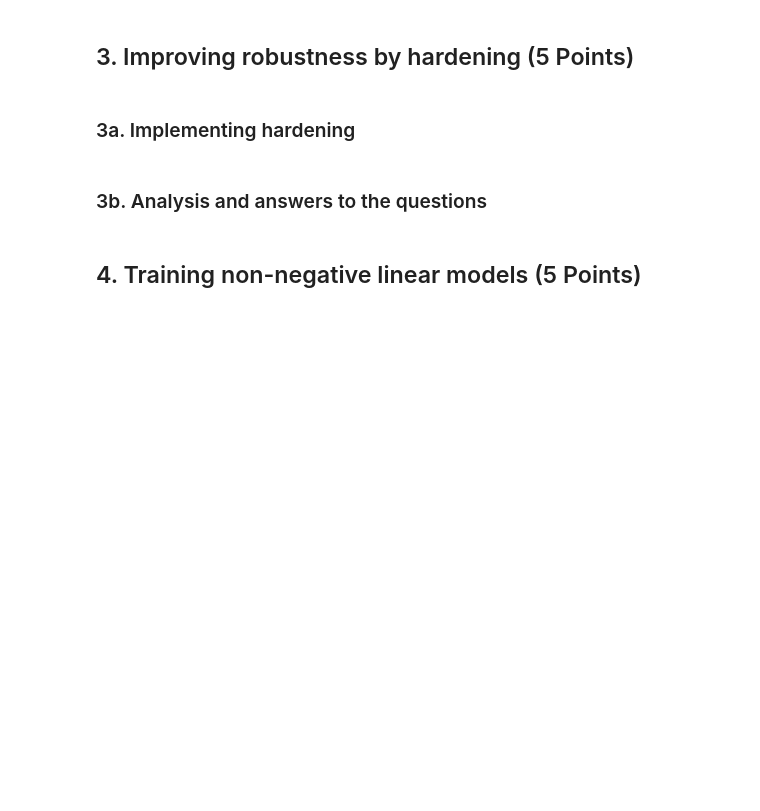
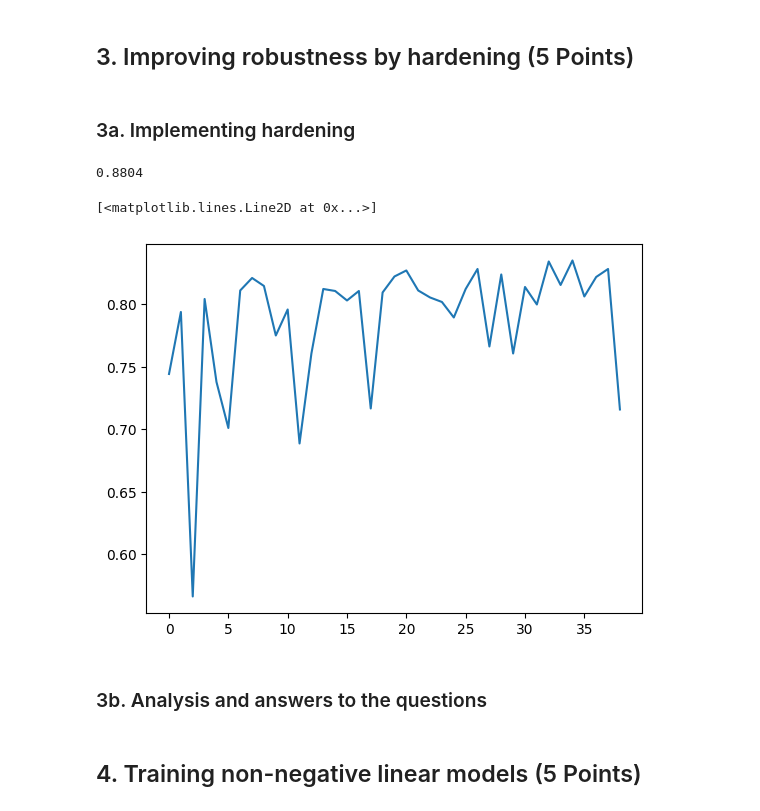
Before and after one commit to BigLob/CDA, a Jupyter notebook: Lab4.ipynb, the cells around one changed output. Drawn from its saved outputs; the diff is of its cells as text; code cells hidden in the pictures; blank space fills up the shorter version.

```diff
--- a/Lab4.ipynb
+++ b/Lab4.ipynb
@@ -147,6 +151,35 @@ accuracy
 ## 3. Improving robustness by hardening (5 Points)
 # %% [markdown]
 ### 3a. Implementing hardening
+# %%
+X_train_evaded = []
+
+for sample in X_train:
+    evaded_sample = evade(sample, coefficients, n_libraries=250)
+    X_train_evaded.append(evaded_sample)
+
+X_train_evaded_batch = np.array_split(X_train_evaded, len(X_train_evaded)//batch_size)
+y_train_batch = np.array_split(y_train, len(y_train)//batch_size)
+
+model_2 = SGDClassifier(loss='log_loss', random_state=42)
+
+accuracies = []
+for x, y in zip(X_train_evaded_batch, y_train_batch):
+    model_2.partial_fit(x, y, classes=np.unique(y_train))
+    y_pred_evaded = model_2.predict(X_test_evaded)
+    accuracy = accuracy_score(y_test, y_pred_evaded)
+    accuracies.append(accuracy)
+
+y_pred_2 = model_2.predict(X_test)
+accuracy = accuracy_score(y_test, y_pred_2)
+accuracy
+# %% [output]
+0.8804
+# %%
+plt.plot(range(len(accuracies)), accuracies)
+# %% [output]
+[<matplotlib.lines.Line2D at 0x...>]
+[figure, added]
 # %% [markdown]
 ### 3b. Analysis and answers to the questions
 # %% [markdown]
```
Also changed, not shown: parts of 12 cells of this notebook.
